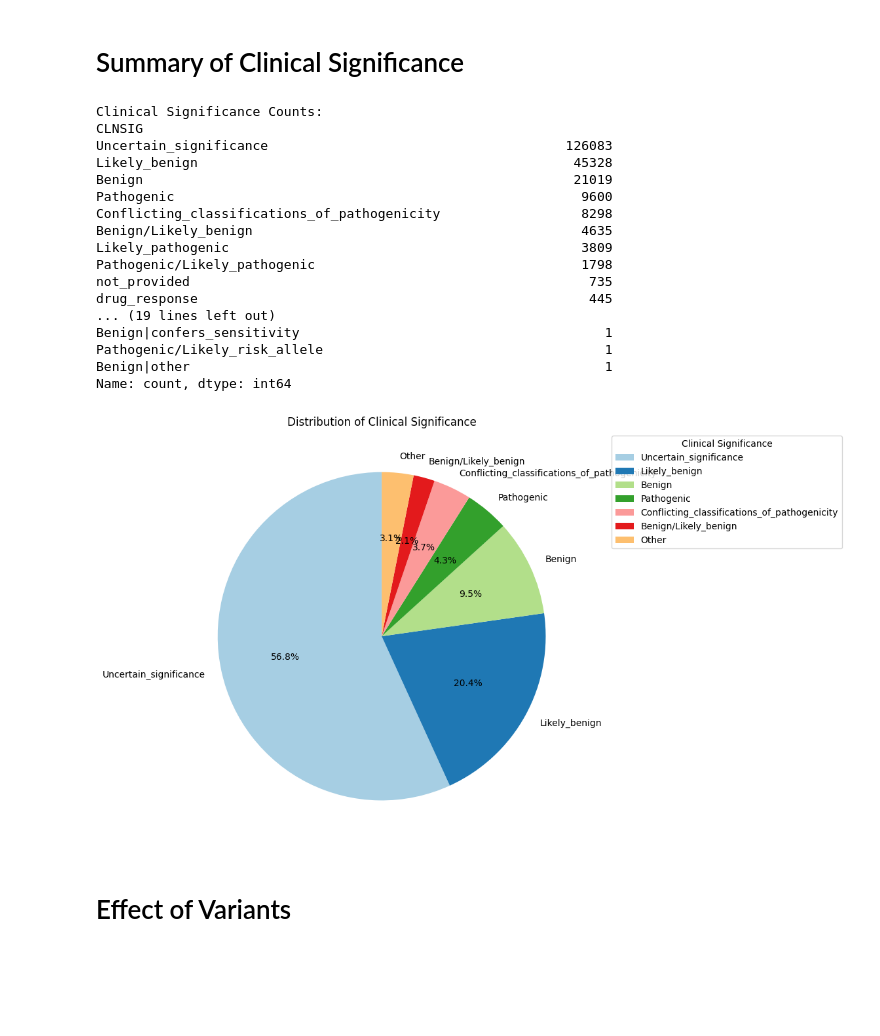
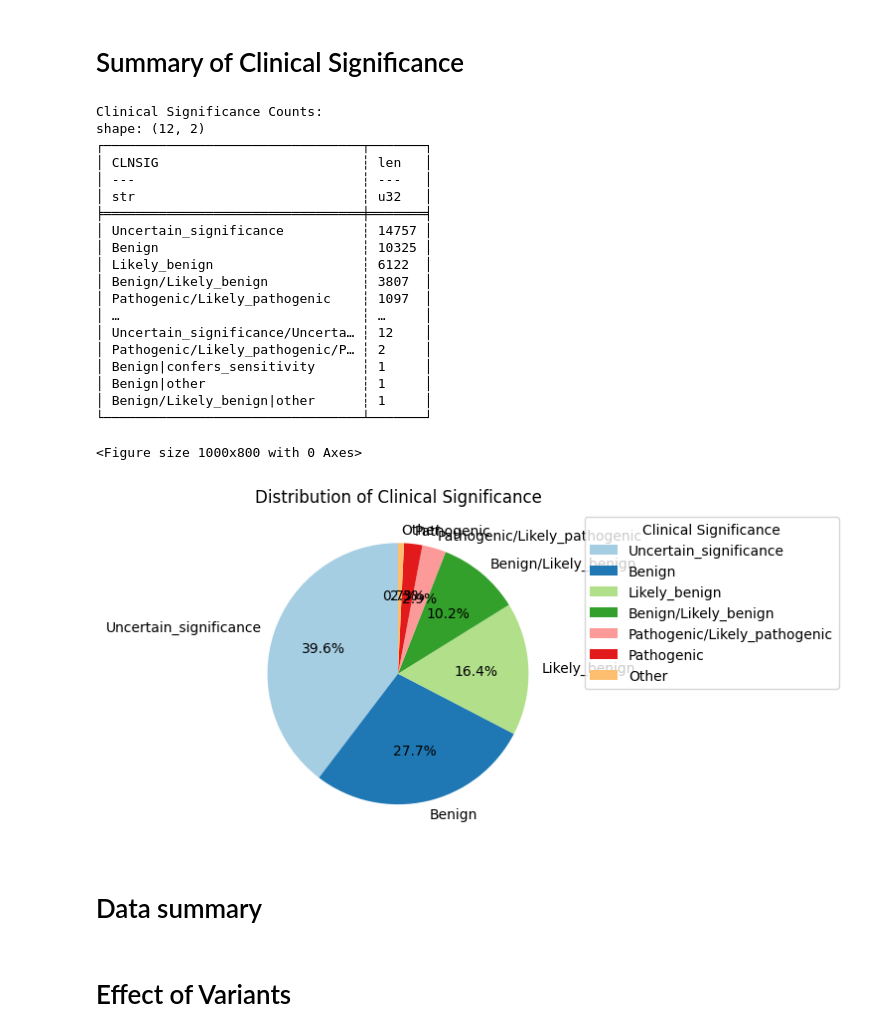
Before and after one commit to bschilder/VEP_DNA, a Jupyter notebook: notebooks/UTRVar.ipynb, the cells around one changed output. Saved outputs shown, nothing was run; the diff lists cells and outputs as text; code cells hidden in the pictures; blank space fills up the shorter version.

```diff
--- a/notebooks/UTRVar.ipynb
+++ b/notebooks/UTRVar.ipynb
@@ -74,0 +26,2 @@ UTR Variant Table has been saved to 'Clinvar_UTR_Variant_Table.csv'
+# %%
+vcf_file = cv.download_clinvar()["vcf"]
@@ -74,0 +66,12 @@ UTR Variant Table has been saved to 'Clinvar_UTR_Variant_Table.csv'
+# %%
+cv_df = vcf_df.filter(
+    (pl.col("CLNREVSTAT").str.contains("_multiple_submitters")) &
+    (pl.col("CLNVC").str.contains("single_nucleotide_variant"))
+)
+
+# Convert POS column to integer before saving
+cv_df = cv_df.with_columns(pl.col("POS").cast(pl.Int64))
+cv_df.write_parquet("./data/UTR/clinvar_utr_snv.parquet")
+
+print(cv_df.shape)
+cv_df.head()
@@ -129,43 +107,53 @@ memory usage: 35.6+ MB
 # Summary of Clinical Significance
 # %%
 # count the occurrences of each clinical significance value
-clnsig_counts = data_df['CLNSIG'].value_counts()
+clnsig_counts = cv_df.group_by("CLNSIG").len().sort("len", descending=True)
 
 print("Clinical Significance Counts:")
 print(clnsig_counts)
 
 # select the top N categories and combine the rest into 'Other'
 top_n = 6
 top_categories = clnsig_counts.head(top_n)
-other_categories = clnsig_counts.tail(len(clnsig_counts) - top_n).sum()
-clnsig_counts_filtered = pd.concat([top_categories, pd.Series({'Other': other_categories})])
+other_categories = clnsig_counts.tail(len(clnsig_counts) - top_n).select(pl.col("len").cast(pl.UInt32).sum()).item()
+other_row = pl.DataFrame({"CLNSIG": ["Other"], "len": [other_categories]})
+clnsig_counts_filtered = pl.concat([top_categories.with_columns(pl.col("len").cast(pl.Int64)),
+                                     other_row])
+
+# Convert to pandas for plotting
+clnsig_counts_pd = clnsig_counts_filtered.to_pandas().set_index("CLNSIG")
 
 plt.figure(figsize=(10, 8))
-ax = clnsig_counts_filtered.plot(kind='pie', autopct='%1.1f%%', startangle=90, legend=False, colors=plt.cm.Paired.colors)
+ax = clnsig_counts_pd.plot(kind='pie', y="len", autopct='%1.1f%%', startangle=90, legend=False, colors=plt.cm.Paired.colors)
 plt.title('Distribution of Clinical Significance')
 plt.ylabel('')
-plt.legend(clnsig_counts_filtered.index, title="Clinical Significance", bbox_to_anchor=(1.05, 1), loc='upper left')
+plt.legend(clnsig_counts_pd.index, title="Clinical Significance", bbox_to_anchor=(1.05, 1), loc='upper left')
 plt.tight_layout()
 plt.show()
 # %% [output]
 Clinical Significance Counts:
-CLNSIG
-Uncertain_significance                                      126083
-Likely_benign                                                45328
-Benign                                                       21019
-Pathogenic                                                    9600
-Conflicting_classifications_of_pathogenicity                  8298
-Benign/Likely_benign                                          4635
-Likely_pathogenic                                             3809
-Pathogenic/Likely_pathogenic                                  1798
-not_provided                                                   735
-drug_response                                                  445
-... (19 lines left out)
-Benign|confers_sensitivity                                       1
-Pathogenic/Likely_risk_allele                                    1
-Benign|other                                                     1
-Name: count, dtype: int64
+shape: (12, 2)
+┌─────────────────────────────────┬───────┐
+│ CLNSIG                          ┆ len   │
+│ ---                             ┆ ---   │
+│ str                             ┆ u32   │
+╞═════════════════════════════════╪═══════╡
+│ Uncertain_significance          ┆ 14757 │
+│ Benign                          ┆ 10325 │
+│ Likely_benign                   ┆ 6122  │
+│ Benign/Likely_benign            ┆ 3807  │
+│ Pathogenic/Likely_pathogenic    ┆ 1097  │
+│ …                               ┆ …     │
+│ Uncertain_significance/Uncerta… ┆ 12    │
+│ Pathogenic/Likely_pathogenic/P… ┆ 2     │
+│ Benign|confers_sensitivity      ┆ 1     │
+│ Benign|other                    ┆ 1     │
+│ Benign/Likely_benign|other      ┆ 1     │
+└─────────────────────────────────┴───────┘
+<Figure size 1000x800 with 0 Axes>
-[figure, old version]
+[figure, new version]
+# %% [markdown]
+# Data summary
 # %% [markdown]
 # Effect of Variants
 # %%
```
Also changed, not shown: parts of 10 cells of this notebook, 7 other files.
